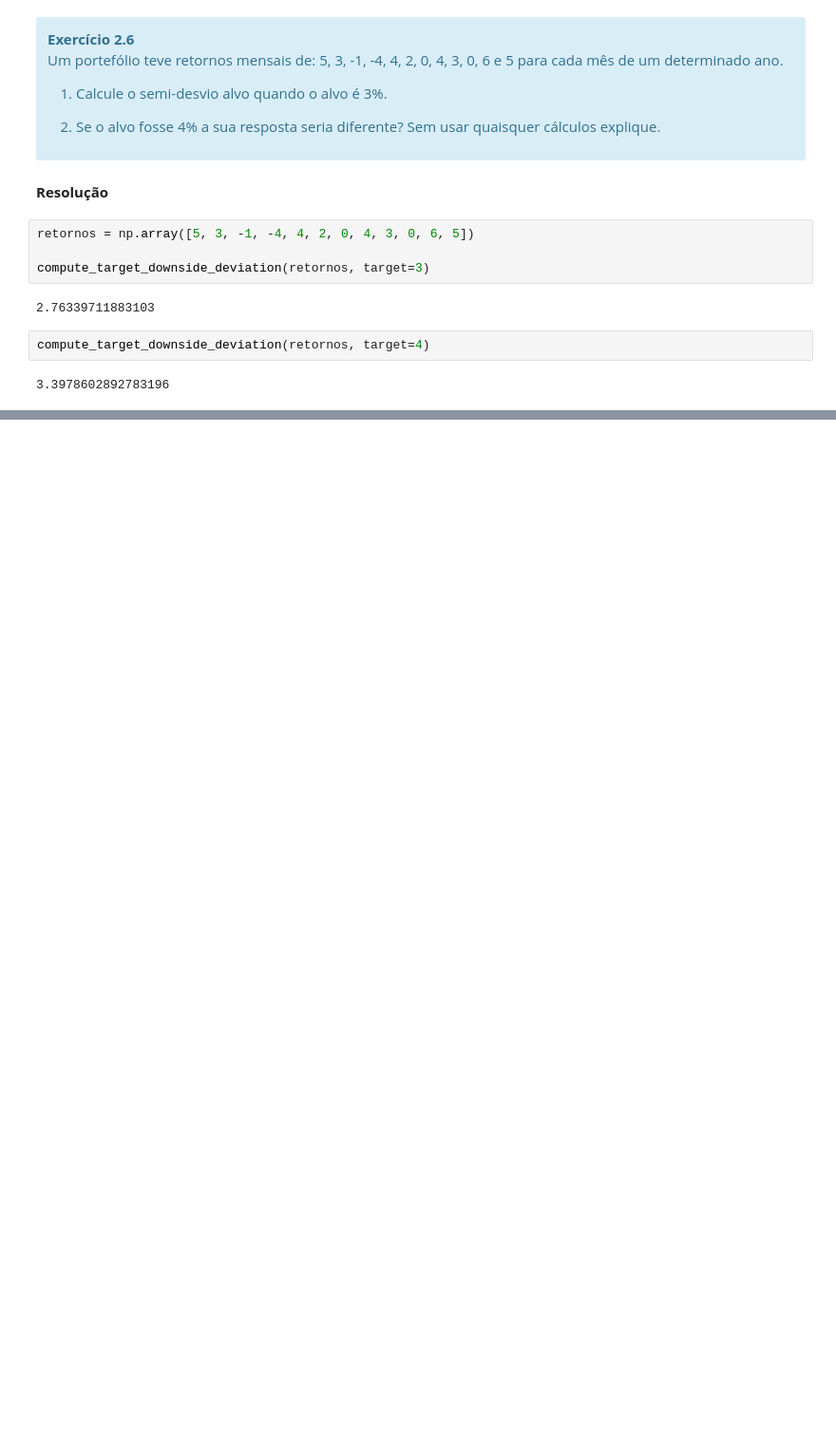
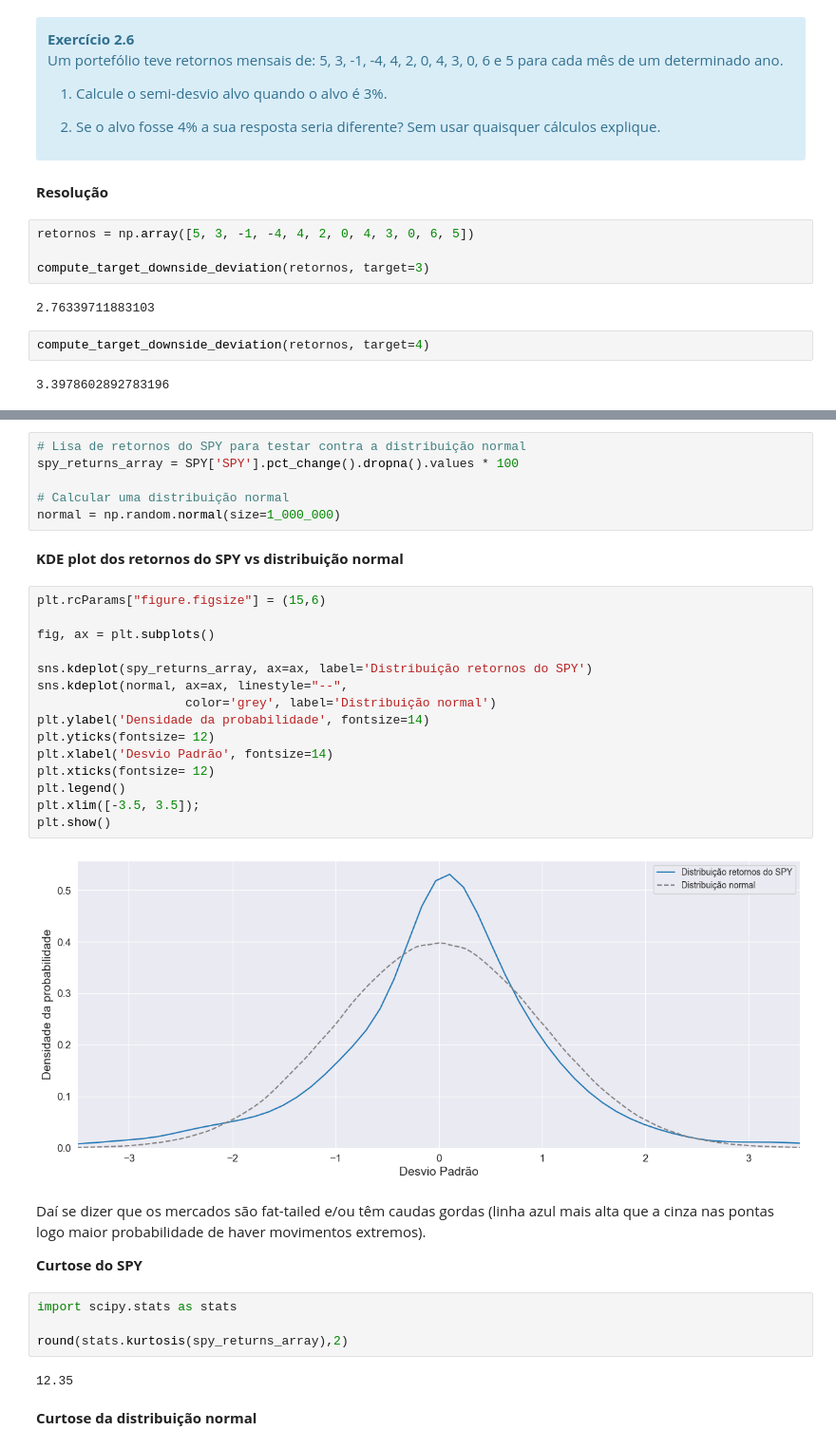
Before and after one commit to LuisSousaSilva/cbs_pg_eff_adf, a Jupyter notebook: Capítulo 2 - Organização, visualização e descrição de dados.ipynb, the cells around one changed output, grey strips where cells are left out. Shown at 95% size. Saved outputs shown, nothing was run; the diff lists cells and outputs as text; blank space fills up the shorter version.

```diff
--- a/Capítulo 2 - Organização, visualização e descrição de dados.ipynb
+++ b/Capítulo 2 - Organização, visualização e descrição de dados.ipynb
@@ -1269,0 +1512,37 @@ O coeficiente de variação igual a desvio padrão a dividir pela média.
+# %%
+# Lisa de retornos do SPY para testar contra a distribuição normal
+spy_returns_array = SPY['SPY'].pct_change().dropna().values * 100
+
+# Calcular uma distribuição normal
+normal = np.random.normal(size=1_000_000)
+# %% [markdown]
+**KDE plot dos retornos do SPY vs distribuição normal**
+# %%
+plt.rcParams["figure.figsize"] = (15,6)
+
+fig, ax = plt.subplots()
+
+sns.kdeplot(spy_returns_array, ax=ax, label='Distribuição retornos do SPY')
+sns.kdeplot(normal, ax=ax, linestyle="--",
+                    color='grey', label='Distribuição normal')
+plt.ylabel('Densidade da probabilidade', fontsize=14)
+plt.yticks(fontsize= 12)
+plt.xlabel('Desvio Padrão', fontsize=14)
+plt.xticks(fontsize= 12)
+plt.legend()
+plt.xlim([-3.5, 3.5]);
+plt.show()
+# %% [output]
+[figure, added]
+# %% [markdown]
+Daí se dizer que os mercados são fat-tailed e/ou têm caudas gordas (linha azul mais alta que a cinza nas pontas logo maior probabilidade de haver movimentos extremos).
+
+**Curtose do SPY**
+# %%
+import scipy.stats as stats
+
+round(stats.kurtosis(spy_returns_array),2)
+# %% [output]
+12.35
+# %% [markdown]
+**Curtose da distribuição normal**
```
Also changed, not shown: parts of 60 cells of this notebook, 1 other file.
